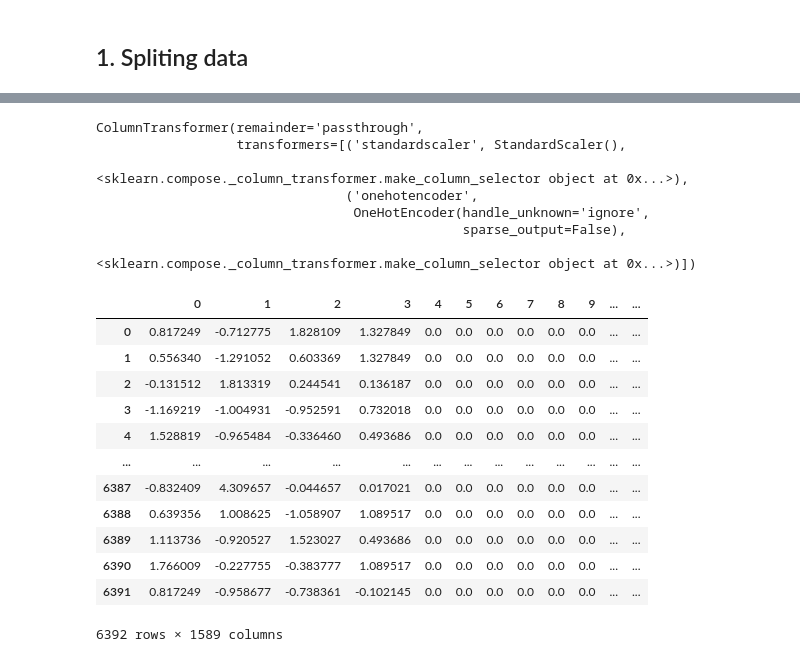
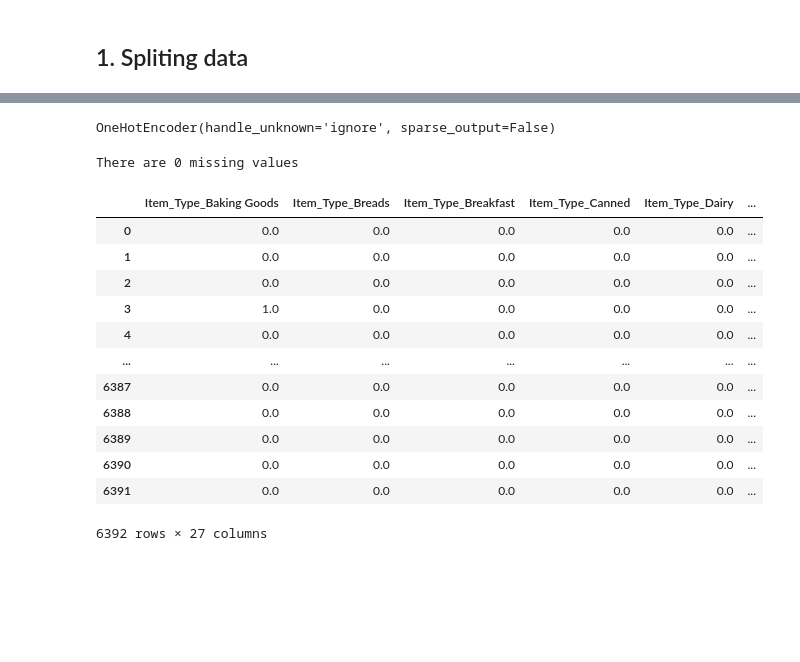
Before and after one commit to LuccasBracci/Sales-Predictions, a Jupyter notebook: Sales_Predictions_Modeling.ipynb, the cells around one changed output, grey strips where cells are left out. Drawn from its saved outputs; the diff is of its cells as text; code cells hidden in the pictures; blank space fills up the shorter version.

```diff
--- a/Sales_Predictions_Modeling.ipynb
+++ b/Sales_Predictions_Modeling.ipynb
@@ -196,0 +228,2 @@ dtype: bool
+# %%
+preprocessor.fit(X_train)
@@ -206,0 +259,4 @@ col_transformer = make_column_transformer(num_tuple, cat_tuple, remainder = 'pas
+# %%
+train_cat_data = X_train[cat_selector(X_train)]
+test_cat_data = X_test[cat_selector(X_test)]
+train_cat_data
@@ -207,10 +281,4 @@ col_transformer = make_column_transformer(num_tuple, cat_tuple, remainder = 'pas
 # %%
-col_transformer.fit(X_train)
+ohe.fit(X_train[cat_columns])
 # %% [output]
-ColumnTransformer(remainder='passthrough',
-                  transformers=[('standardscaler', StandardScaler(),
-                                 <sklearn.compose._column_transformer.make_column_selector object at 0x...>),
-                                ('onehotencoder',
-                                 OneHotEncoder(handle_unknown='ignore',
-                                               sparse_output=False),
-                                 <sklearn.compose._column_transformer.make_column_selector object at 0x...>)])
+OneHotEncoder(handle_unknown='ignore', sparse_output=False)
@@ -222,16 +285,25 @@ X_train_df = pd.DataFrame(X_train_processed)
-# %%
-X_train_df
-# %% [output]
-|  | 0 | 1 | 2 | 3 | 4 | 5 | 6 | 7 | 8 | 9 | ... | ... |
-| 0 | 0.817249 | -0.712775 | 1.828109 | 1.327849 | 0.0 | 0.0 | 0.0 | 0.0 | 0.0 | 0.0 | ... | ... |
-| 1 | 0.556340 | -1.291052 | 0.603369 | 1.327849 | 0.0 | 0.0 | 0.0 | 0.0 | 0.0 | 0.0 | ... | ... |
-| 2 | -0.131512 | 1.813319 | 0.244541 | 0.136187 | 0.0 | 0.0 | 0.0 | 0.0 | 0.0 | 0.0 | ... | ... |
-| 3 | -1.169219 | -1.004931 | -0.952591 | 0.732018 | 0.0 | 0.0 | 0.0 | 0.0 | 0.0 | 0.0 | ... | ... |
-| 4 | 1.528819 | -0.965484 | -0.336460 | 0.493686 | 0.0 | 0.0 | 0.0 | 0.0 | 0.0 | 0.0 | ... | ... |
-| ... | ... | ... | ... | ... | ... | ... | ... | ... | ... | ... | ... | ... |
-| 6387 | -0.832409 | 4.309657 | -0.044657 | 0.017021 | 0.0 | 0.0 | 0.0 | 0.0 | 0.0 | 0.0 | ... | ... |
-| 6388 | 0.639356 | 1.008625 | -1.058907 | 1.089517 | 0.0 | 0.0 | 0.0 | 0.0 | 0.0 | 0.0 | ... | ... |
-| 6389 | 1.113736 | -0.920527 | 1.523027 | 0.493686 | 0.0 | 0.0 | 0.0 | 0.0 | 0.0 | 0.0 | ... | ... |
-| 6390 | 1.766009 | -0.227755 | -0.383777 | 1.089517 | 0.0 | 0.0 | 0.0 | 0.0 | 0.0 | 0.0 | ... | ... |
-| 6391 | 0.817249 | -0.958677 | -0.738361 | -0.102145 | 0.0 | 0.0 | 0.0 | 0.0 | 0.0 | 0.0 | ... | ... |
-6392 rows × 1589 columns
+# %%
+train_ohe = ohe.transform(X_train[cat_selector(X_train)])
+test_ohe = X_test[cat_selector(X_test)]
+print('There are',np.isnan(train_ohe).sum(),'missing values')
+# %% [output]
+There are 0 missing values
+# %%
+ohe_column_names = ohe.get_feature_names_out(train_cat_data.columns)
+train_ohe = pd.DataFrame(train_ohe, columns=ohe_column_names)
+test_ohe = pd.DataFrame(test_ohe, columns=ohe_column_names)
+train_ohe
+# %% [output]
+|  | Item_Type_Baking Goods | Item_Type_Breads | Item_Type_Breakfast | Item_Type_Canned | Item_Type_Dairy | ... |
+| 0 | 0.0 | 0.0 | 0.0 | 0.0 | 0.0 | ... |
+| 1 | 0.0 | 0.0 | 0.0 | 0.0 | 0.0 | ... |
+| 2 | 0.0 | 0.0 | 0.0 | 0.0 | 0.0 | ... |
+| 3 | 1.0 | 0.0 | 0.0 | 0.0 | 0.0 | ... |
+| 4 | 0.0 | 0.0 | 0.0 | 0.0 | 0.0 | ... |
+| ... | ... | ... | ... | ... | ... | ... |
+| 6387 | 0.0 | 0.0 | 0.0 | 0.0 | 0.0 | ... |
+| 6388 | 0.0 | 0.0 | 0.0 | 0.0 | 0.0 | ... |
+| 6389 | 0.0 | 0.0 | 0.0 | 0.0 | 0.0 | ... |
+| 6390 | 0.0 | 0.0 | 0.0 | 0.0 | 0.0 | ... |
+| 6391 | 0.0 | 0.0 | 0.0 | 0.0 | 0.0 | ... |
+6392 rows × 27 columns
```
Also changed, not shown: parts of 47 cells of this notebook.
